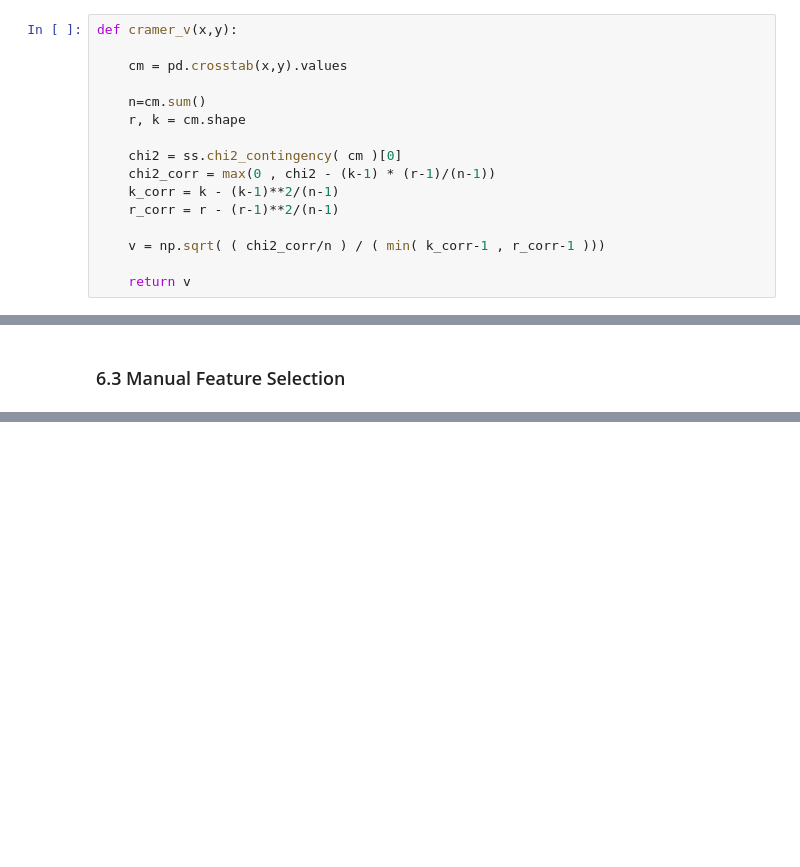
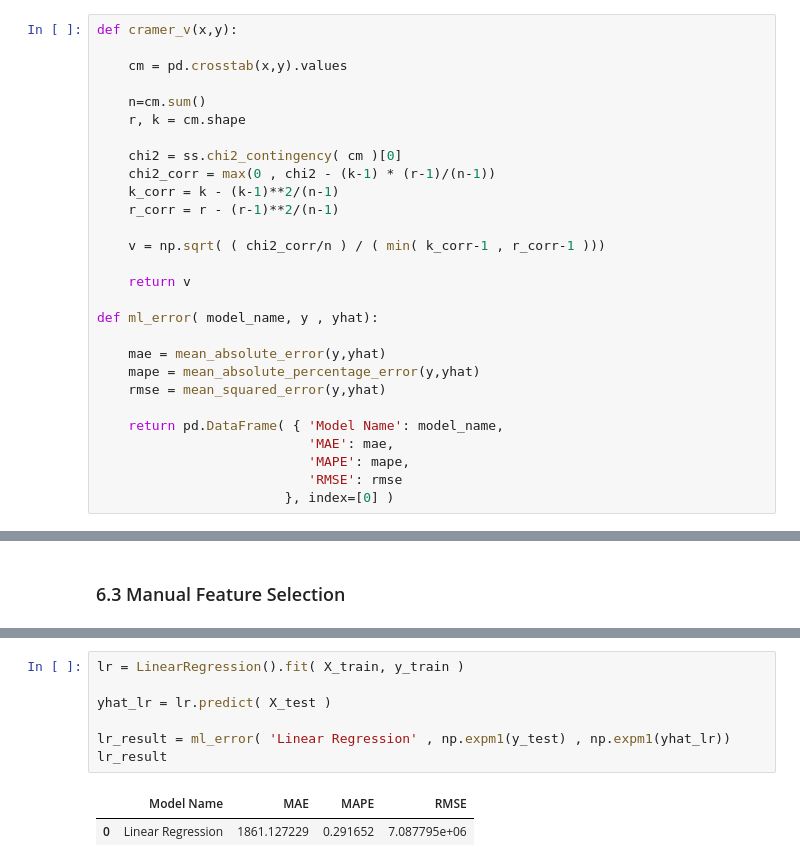
Before and after one commit to thiago-vale/ds-em-producao, a Jupyter notebook: notebooks/store-sales-ŕedictions.ipynb, the cells around one changed output, grey strips where cells are left out. Drawn from its saved outputs; the diff is of its cells as text; blank space fills up the shorter version.

```diff
--- a/notebooks/store-sales-ŕedictions.ipynb
+++ b/notebooks/store-sales-ŕedictions.ipynb
@@ -36,6 +37,18 @@ def cramer_v(x,y):
     v = np.sqrt( ( chi2_corr/n ) / ( min( k_corr-1 , r_corr-1 )))
 
     return v
+
+def ml_error( model_name, y , yhat):
+
+    mae = mean_absolute_error(y,yhat)
+    mape = mean_absolute_percentage_error(y,yhat)
+    rmse = mean_squared_error(y,yhat)
+
+    return pd.DataFrame( { 'Model Name': model_name,
+                           'MAE': mae,
+                           'MAPE': mape,
+                           'RMSE': rmse
+                        }, index=[0] )
 # %% [markdown]
 ## 0.2 Loading data
 # %%
@@ -1104,0 +1140,10 @@ cols_selected_boruta.extend( feat_to_add )
+# %%
+lr = LinearRegression().fit( X_train, y_train )
+
+yhat_lr = lr.predict( X_test )
+
+lr_result = ml_error( 'Linear Regression' , np.expm1(y_test) , np.expm1(yhat_lr))
+lr_result
+# %% [output]
+|  | Model Name | MAE | MAPE | RMSE |
+| 0 | Linear Regression | 1861.127229 | 0.291652 | 7.087795e+06 |
```
Also changed, not shown: parts of 12 cells of this notebook.
